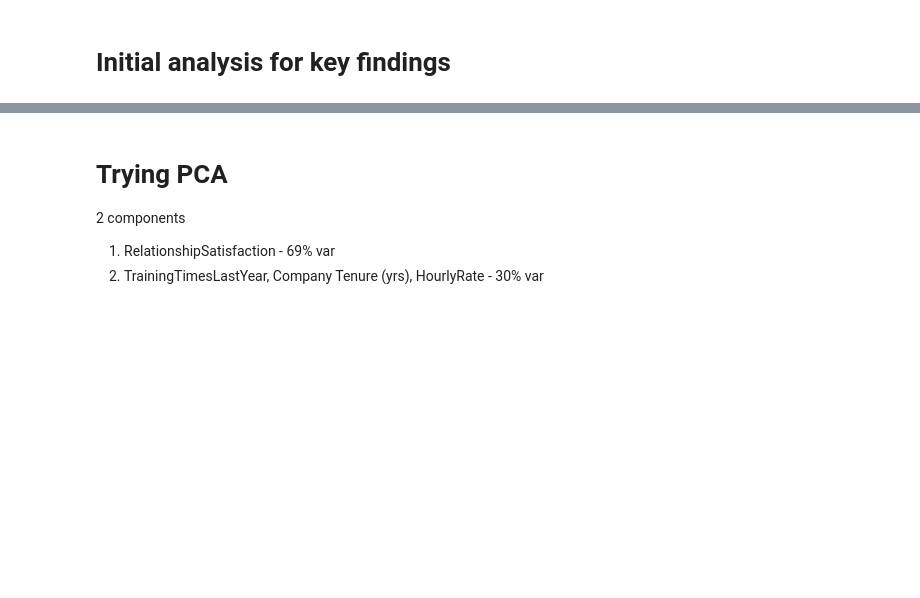
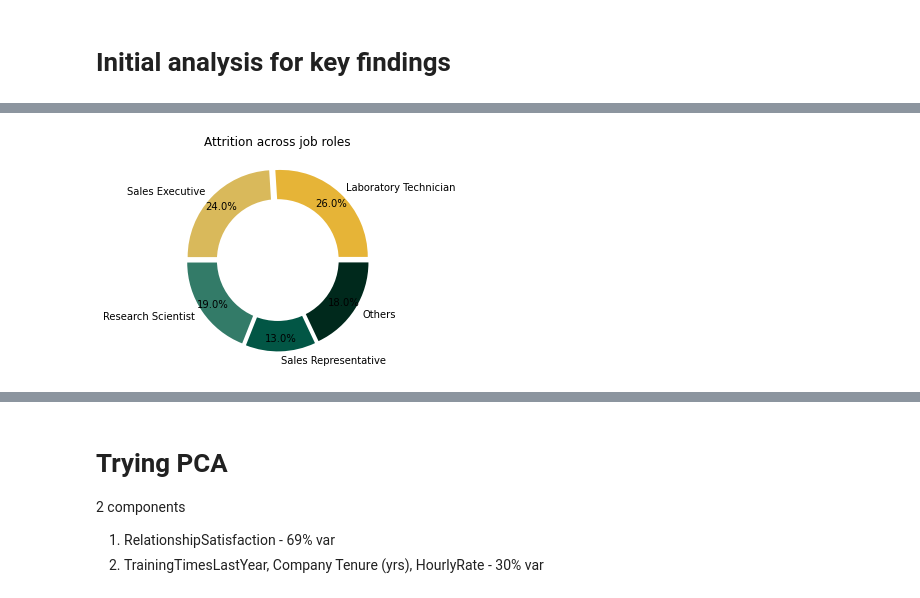
Before and after one commit to coderkol95/attrition_analytics, a Jupyter notebook: scratchpad.ipynb, the cells around one changed output, grey strips where cells are left out. Saved outputs shown, nothing was run; the diff lists cells and outputs as text; code cells hidden in the pictures; blank space fills up the shorter version.

```diff
--- a/scratchpad.ipynb
+++ b/scratchpad.ipynb
@@ -107,0 +306,30 @@ sns.boxplot(data=data, x='RelationshipSatisfaction', y='Attrition')
+# %%
+
+roles = ["Laboratory Technician","Sales Executive","Research Scientist","Sales Representative","Others"]
+pct_of_total=[26,24,19,13,18]
+
+# colors
+colors = ['#E6B437', '#D9B95B', '#337B68',
+          '#025645', '#00291C']
+# explosion
+explode = (0.05, 0.05, 0.05, 0.05, 0.05)
+
+# Pie Chart
+plt.pie(pct_of_total, colors=colors, labels=roles,
+        autopct='%1.1f%%', pctdistance=0.85,
+        explode=explode)
+
+# draw circle
+centre_circle = plt.Circle((0, 0), 0.70, fc='white')
+fig = plt.gcf()
+
+# Adding Circle in Pie chart
+fig.gca().add_artist(centre_circle)
+
+# Adding Title of chart
+plt.title('Attrition across job roles')
+
+# Displaying Chart
+plt.show()
+# %% [output]
+[figure, added]
```
Also changed, not shown: parts of 53 cells of this notebook, 1 other file.
